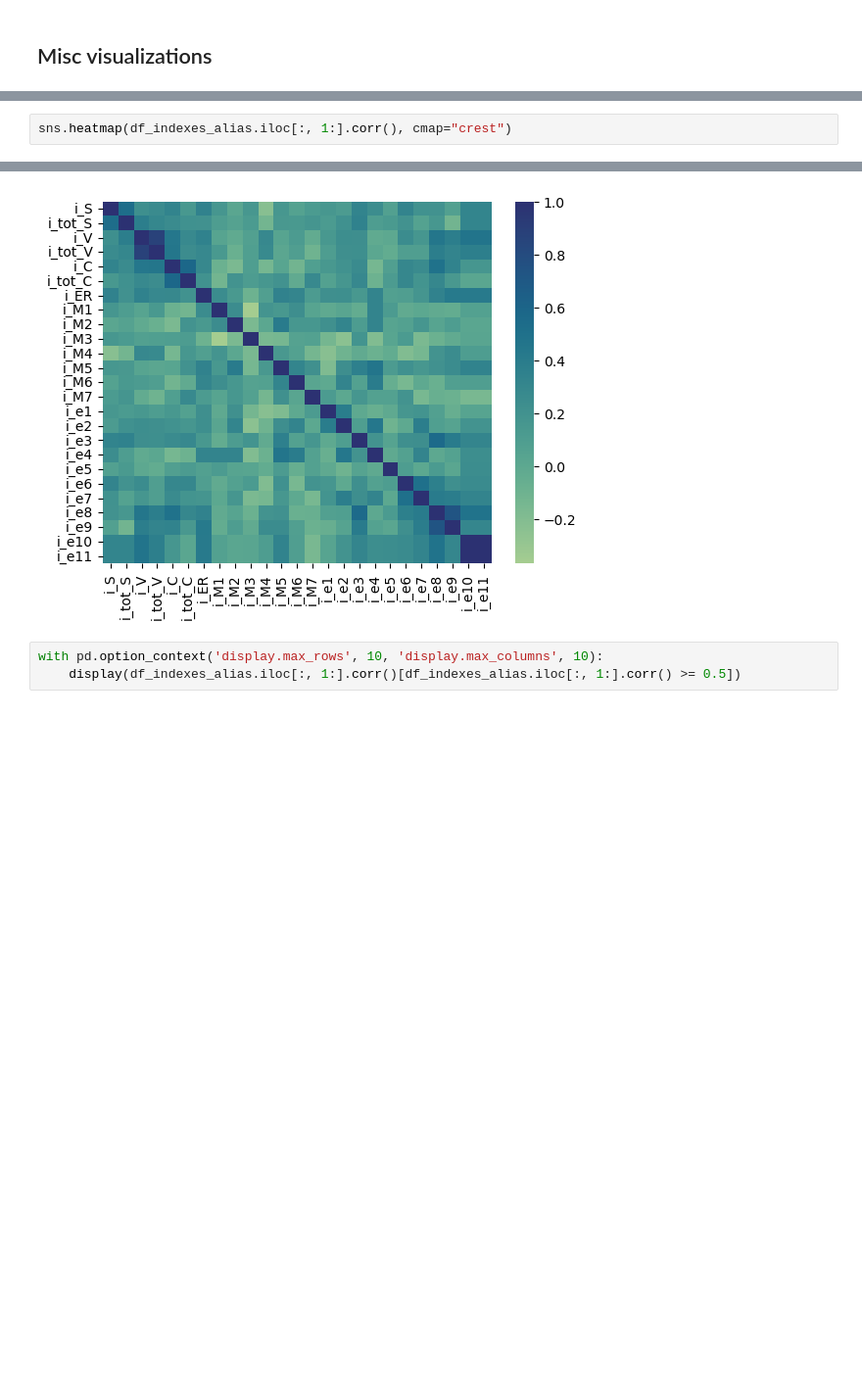
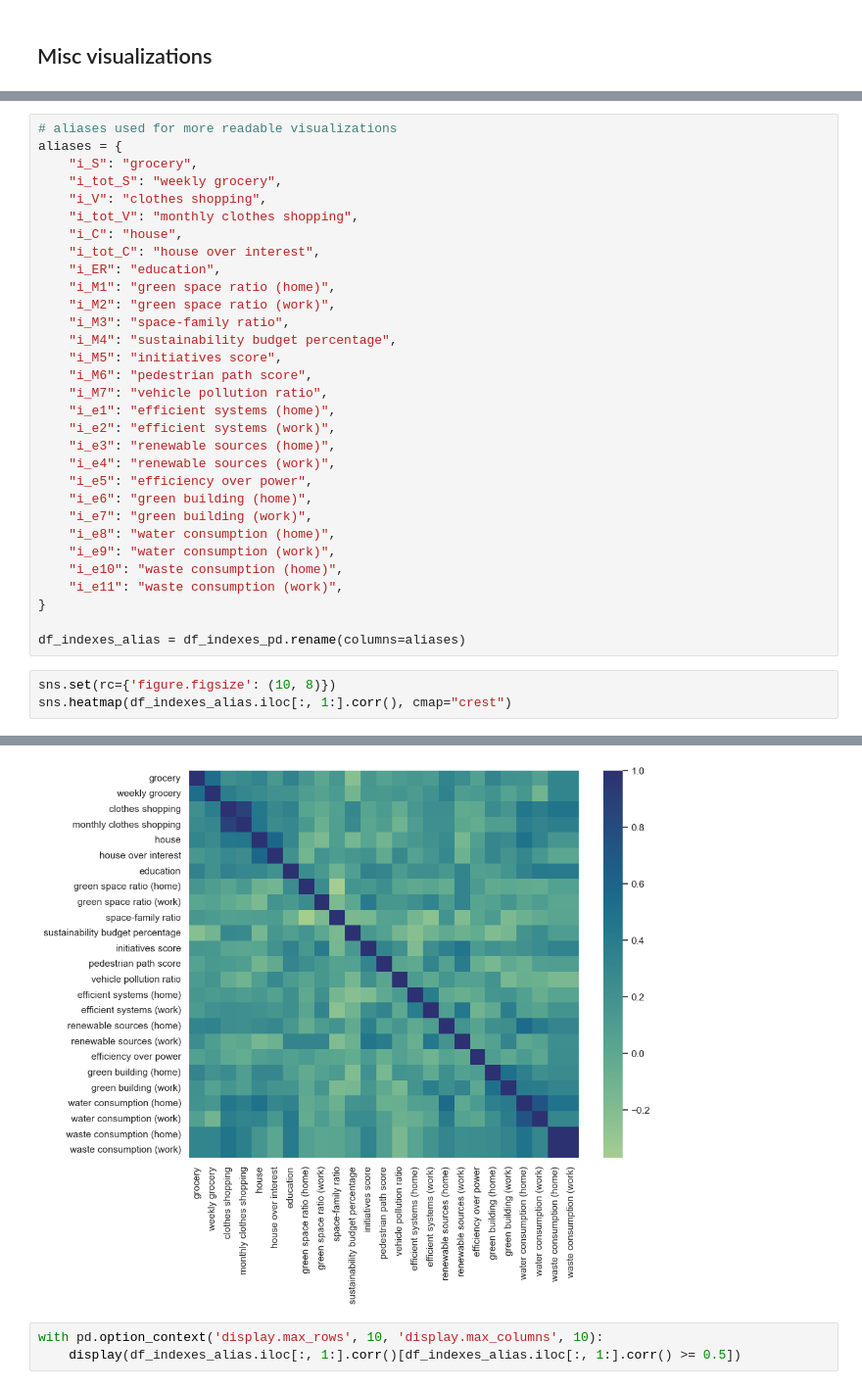
Before and after one commit to pierfrancescomartinello/BigDataProject, a Jupyter notebook: src/visualizations.ipynb, the cells around one changed output, grey strips where cells are left out. Shown at 98% size. Cells and saved outputs as stored; diff of their text form; blank space fills up the shorter version.

Commit message:
Updated visualizations 	modified:   src/visualizations.ipynb

```diff
--- a/src/visualizations.ipynb
+++ b/src/visualizations.ipynb
@@ -141,3 +68,35 @@ df_indexes_alias = df_indexes_pd.rename(aliases)
+# %%
+# aliases used for more readable visualizations
+aliases = {
+    "i_S": "grocery",
+    "i_tot_S": "weekly grocery",
+    "i_V": "clothes shopping",
+    "i_tot_V": "monthly clothes shopping",
+    "i_C": "house",
+    "i_tot_C": "house over interest",
+    "i_ER": "education",
+    "i_M1": "green space ratio (home)",
+    "i_M2": "green space ratio (work)",
+    "i_M3": "space-family ratio",
+    "i_M4": "sustainability budget percentage",
+    "i_M5": "initiatives score",
+    "i_M6": "pedestrian path score",
+    "i_M7": "vehicle pollution ratio",
+    "i_e1": "efficient systems (home)",
+    "i_e2": "efficient systems (work)",
+    "i_e3": "renewable sources (home)",
+    "i_e4": "renewable sources (work)",
+    "i_e5": "efficiency over power",
+    "i_e6": "green building (home)",
+    "i_e7": "green building (work)",
+    "i_e8": "water consumption (home)",
+    "i_e9": "water consumption (work)",
+    "i_e10": "waste consumption (home)",
+    "i_e11": "waste consumption (work)",
+}
+
+df_indexes_alias = df_indexes_pd.rename(columns=aliases)
 # %%
+sns.set(rc={'figure.figsize': (10, 8)})
 sns.heatmap(df_indexes_alias.iloc[:, 1:].corr(), cmap="crest")
 # %% [output]
@@ -145,4 +104,4 @@ sns.heatmap(df_indexes_alias.iloc[:, 1:].corr(), cmap="crest")
-[figure, old version]
+[figure, new version]
 # %%
 with pd.option_context('display.max_rows', 10, 'display.max_columns', 10):
     display(df_indexes_alias.iloc[:, 1:].corr()[df_indexes_alias.iloc[:, 1:].corr() >= 0.5])
```
Also changed, not shown: parts of 9 cells of this notebook.
